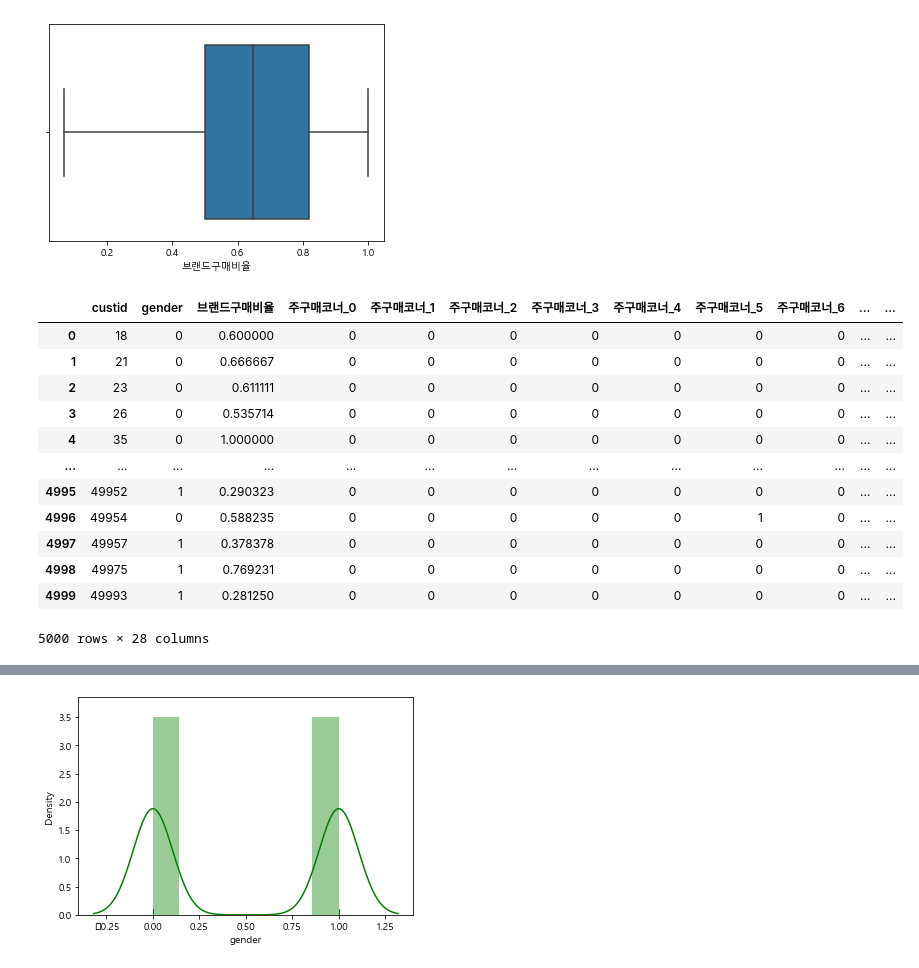
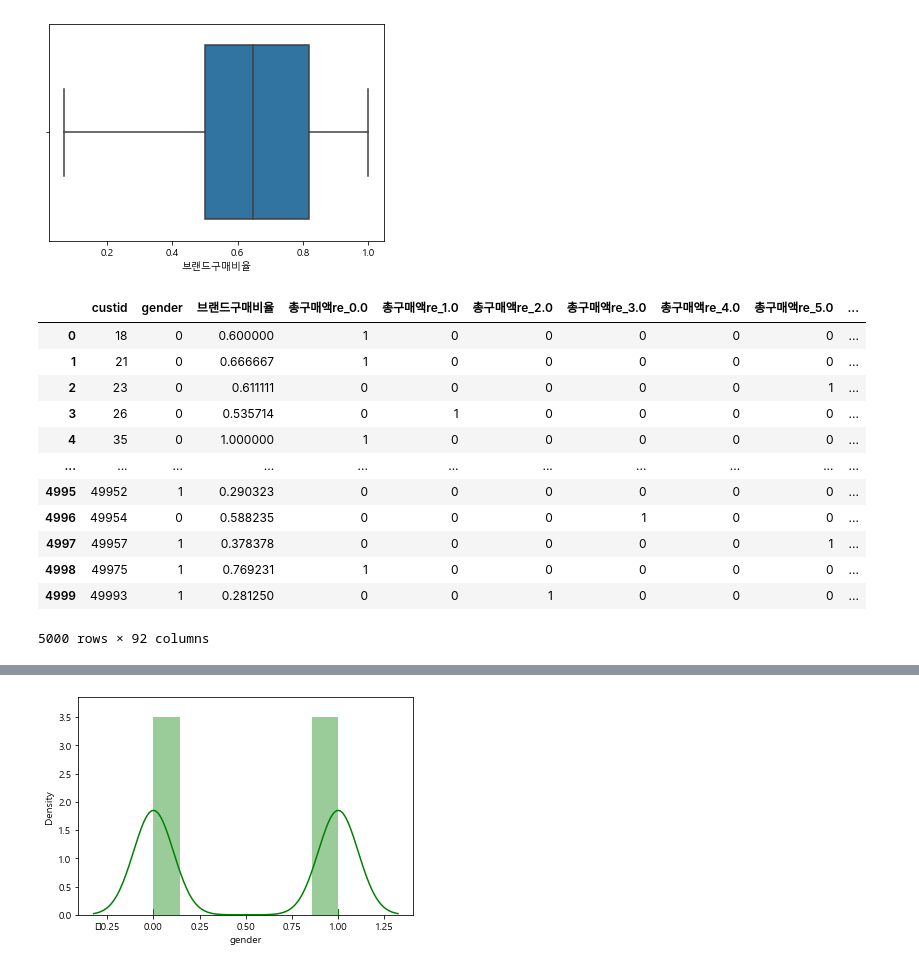
Before and after one commit to kyoungtaeMin/bigdataTeam, a Jupyter notebook: 백화점 성별 예측.ipynb, the cells around one changed output, grey strips where cells are left out. Saved outputs shown, nothing was run; the diff lists cells and outputs as text; code cells hidden in the pictures.

```diff
--- a/백화점 성별 예측.ipynb
+++ b/백화점 성별 예측.ipynb
@@ -281,0 +619,11 @@ testc.head(2)
+# %%
+trainc.loc[trainc['내점일수'] <= 10, '내점일수re'] = 0
+trainc.loc[(trainc['내점일수'] > 10) & (trainc['내점일수'] <= 30), '내점일수re'] = 1
+trainc.loc[(trainc['내점일수'] > 30) & (trainc['내점일수'] <= 50), '내점일수re'] = 2
+trainc.loc[(trainc['내점일수'] > 50) & (trainc['내점일수'] <= 70), '내점일수re'] = 3
+trainc.loc[(trainc['내점일수'] > 70) & (trainc['내점일수'] <= 90), '내점일수re'] = 4
+trainc.loc[(trainc['내점일수'] > 90) & (trainc['내점일수'] <= 120), '내점일수re'] = 5
+trainc.loc[(trainc['내점일수'] > 150) & (trainc['내점일수'] <= 180), '내점일수re'] = 6
+trainc.loc[(trainc['내점일수'] > 180) & (trainc['내점일수'] <= 210), '내점일수re'] = 7
+trainc.loc[(trainc['내점일수'] > 210) & (trainc['내점일수'] <= 240), '내점일수re'] = 8
+trainc.loc[(trainc['내점일수'] > 240), '내점일수re'] = 9
@@ -281,0 +668,11 @@ testc.head(2)
+# %%
+trainc = pd.get_dummies(trainc, columns=['총구매액re'])
+trainc = pd.get_dummies(trainc, columns=['평균구매가격re'])
+trainc = pd.get_dummies(trainc, columns=['주말방문사용액re'])
+trainc = pd.get_dummies(trainc, columns=['평일방문사용액re'])
+trainc = pd.get_dummies(trainc, columns=['구매건수re'])
+trainc = pd.get_dummies(trainc, columns=['구매브랜드종류re'])
+trainc = pd.get_dummies(trainc, columns=['내점일수re'])
+# %%
+trainc = trainc.drop(['총구매액', '평균구매가격', '주말방문사용액', '평일방문사용액', '구매건수',
+                     '구매브랜드종류', '내점일수'], axis=1)
@@ -384,3 +815,5 @@ testc
+# %%
+trainc = trainc.drop(['평균구매가격re_7.0', '구매건수re_12.0', '구매건수re_13.0', '내점일수re_9.0'], axis=1)
 # %%
 ##### 목적값(target value)과의 상관관계 확인
 # %%
@@ -1699,25 +1793,24 @@ plt.show()
 # %% [output]
 [figure]
 # %%
-trainc = trainc.drop(['총구매액', '구매건수', '평균구매가격', '평균할부개월수', '구매브랜드종류', '내점일수',
-            '수입상품_구매비율', '주말방문비율', '봄_구매건수', '여름_구매건수', '가을_구매건수',
-            '겨울_구매건수', '아침_구매건수', '점심_구매건수', '저녁_구매건수', '내점당평균구매수',
-            '하루평균구매액', '하루평균구매액', '수입상품구매액', '주말방문사용액', '평일방문사용액',
-            '봄_구매비율', '여름_구매비율', '가을_구매비율', '겨울_구매비율', '아침_구매비율',
-            '점심_구매비율', '저녁_구매비율'], axis=1)
+trainc = trainc.drop(['평균할부개월수', '수입상품_구매비율', '주말방문비율', '봄_구매건수', '여름_구매건수',
+                      '가을_구매건수', '겨울_구매건수', '아침_구매건수', '점심_구매건수', '저녁_구매건수',
+                      '내점당평균구매수', '하루평균구매액', '하루평균구매액', '수입상품구매액', '봄_구매비율',
+                      '여름_구매비율', '가을_구매비율', '겨울_구매비율', '아침_구매비율', '점심_구매비율',
+                      '저녁_구매비율'], axis=1)
 trainc
 # %% [output]
-|  | custid | gender | 브랜드구매비율 | 주구매코너_0 | 주구매코너_1 | 주구매코너_2 | 주구매코너_3 | 주구매코너_4 | 주구매코너_5 | 주구매코너_6 | ... | ... |
-| 0 | 18 | 0 | 0.600000 | 0 | 0 | 0 | 0 | 0 | 0 | 0 | ... | ... |
-| 1 | 21 | 0 | 0.666667 | 0 | 0 | 0 | 0 | 0 | 0 | 0 | ... | ... |
-| 2 | 23 | 0 | 0.611111 | 0 | 0 | 0 | 0 | 0 | 0 | 0 | ... | ... |
-| 3 | 26 | 0 | 0.535714 | 0 | 0 | 0 | 0 | 0 | 0 | 0 | ... | ... |
-| 4 | 35 | 0 | 1.000000 | 0 | 0 | 0 | 0 | 0 | 0 | 0 | ... | ... |
-| ... | ... | ... | ... | ... | ... | ... | ... | ... | ... | ... | ... | ... |
-| 4995 | 49952 | 1 | 0.290323 | 0 | 0 | 0 | 0 | 0 | 0 | 0 | ... | ... |
-| 4996 | 49954 | 0 | 0.588235 | 0 | 0 | 0 | 0 | 0 | 1 | 0 | ... | ... |
-| 4997 | 49957 | 1 | 0.378378 | 0 | 0 | 0 | 0 | 0 | 0 | 0 | ... | ... |
-| 4998 | 49975 | 1 | 0.769231 | 0 | 0 | 0 | 0 | 0 | 0 | 0 | ... | ... |
-| 4999 | 49993 | 1 | 0.281250 | 0 | 0 | 0 | 0 | 0 | 0 | 0 | ... | ... |
+|  | custid | gender | 브랜드구매비율 | 총구매액re_0.0 | 총구매액re_1.0 | 총구매액re_2.0 | 총구매액re_3.0 | 총구매액re_4.0 | 총구매액re_5.0 | ... |
+| 0 | 18 | 0 | 0.600000 | 1 | 0 | 0 | 0 | 0 | 0 | ... |
+| 1 | 21 | 0 | 0.666667 | 1 | 0 | 0 | 0 | 0 | 0 | ... |
+| 2 | 23 | 0 | 0.611111 | 0 | 0 | 0 | 0 | 0 | 1 | ... |
+| 3 | 26 | 0 | 0.535714 | 0 | 1 | 0 | 0 | 0 | 0 | ... |
+| 4 | 35 | 0 | 1.000000 | 1 | 0 | 0 | 0 | 0 | 0 | ... |
+| ... | ... | ... | ... | ... | ... | ... | ... | ... | ... | ... |
+| 4995 | 49952 | 1 | 0.290323 | 0 | 0 | 0 | 0 | 0 | 0 | ... |
+| 4996 | 49954 | 0 | 0.588235 | 0 | 0 | 0 | 1 | 0 | 0 | ... |
+| 4997 | 49957 | 1 | 0.378378 | 0 | 0 | 0 | 0 | 0 | 1 | ... |
+| 4998 | 49975 | 1 | 0.769231 | 1 | 0 | 0 | 0 | 0 | 0 | ... |
+| 4999 | 49993 | 1 | 0.281250 | 0 | 0 | 1 | 0 | 0 | 0 | ... |
-5000 rows × 28 columns
+5000 rows × 92 columns
 # %%
```
Also changed, not shown: parts of 185 cells of this notebook.
